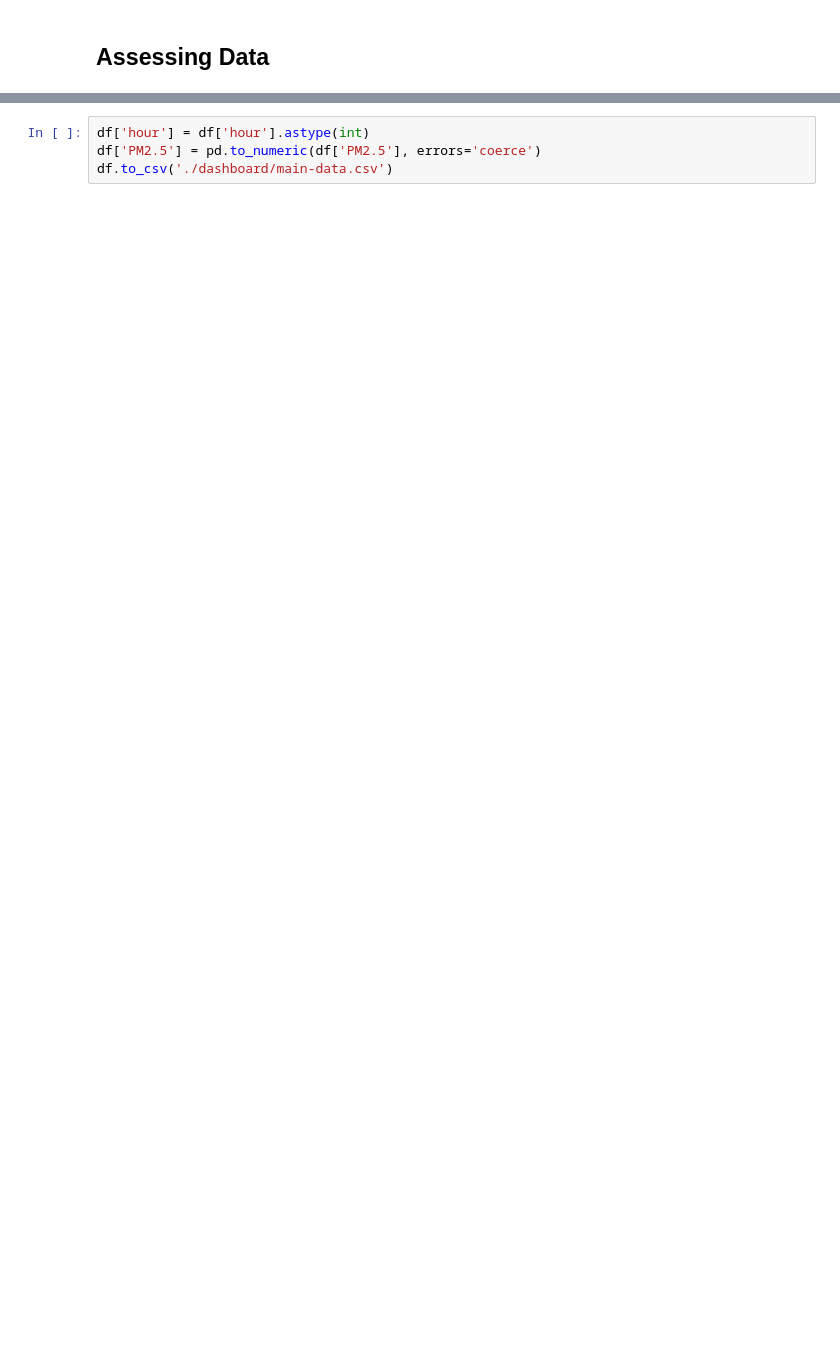
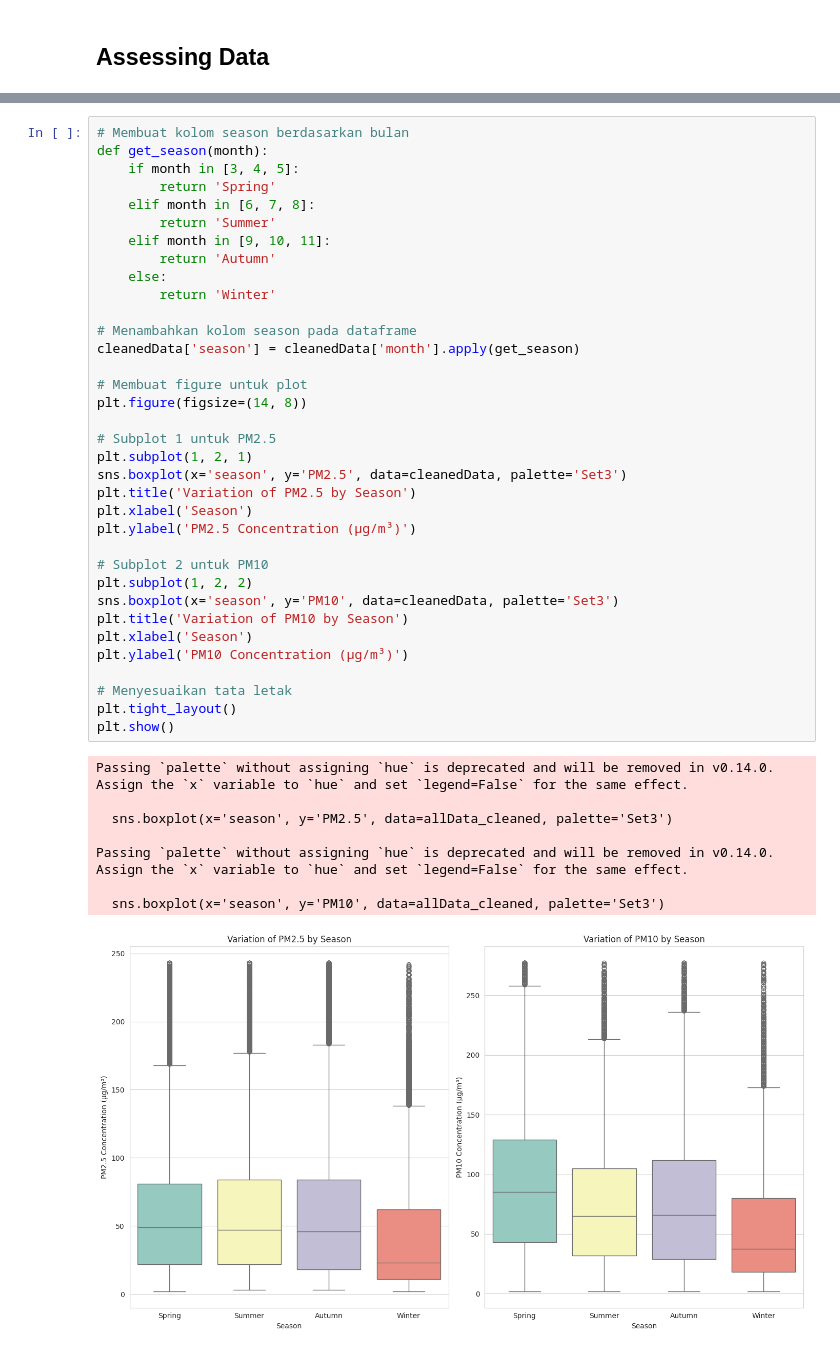
Before and after one commit to Amamiyakun02/Belajar_Analisis_Data, a Jupyter notebook: notebook.ipynb, the cells around one changed output, grey strips where cells are left out. Drawn from its saved outputs; the diff is of its cells as text; blank space fills up the shorter version.

```diff
--- a/notebook.ipynb
+++ b/notebook.ipynb
@@ -255,4 +325,44 @@ Hasil Korelasi: Korelasi antara PM2.5 dan kondisi cuaca menunjukkan:
 # %%
-df['hour'] = df['hour'].astype(int)
-df['PM2.5'] = pd.to_numeric(df['PM2.5'], errors='coerce')
-df.to_csv('./dashboard/main-data.csv')
+# Membuat kolom season berdasarkan bulan
+def get_season(month):
+    if month in [3, 4, 5]:
+        return 'Spring'
+    elif month in [6, 7, 8]:
+        return 'Summer'
+    elif month in [9, 10, 11]:
+        return 'Autumn'
+    else:
+        return 'Winter'
+
+# Menambahkan kolom season pada dataframe
+cleanedData['season'] = cleanedData['month'].apply(get_season)
+
+# Membuat figure untuk plot
+plt.figure(figsize=(14, 8))
+
+# Subplot 1 untuk PM2.5
+plt.subplot(1, 2, 1)
+sns.boxplot(x='season', y='PM2.5', data=cleanedData, palette='Set3')
+plt.title('Variation of PM2.5 by Season')
+plt.xlabel('Season')
+plt.ylabel('PM2.5 Concentration (µg/m³)')
+
+# Subplot 2 untuk PM10
+plt.subplot(1, 2, 2)
+sns.boxplot(x='season', y='PM10', data=cleanedData, palette='Set3')
+plt.title('Variation of PM10 by Season')
+plt.xlabel('Season')
+plt.ylabel('PM10 Concentration (µg/m³)')
+
+# Menyesuaikan tata letak
+plt.tight_layout()
+plt.show()
+# %% [output]
+Passing `palette` without assigning `hue` is deprecated and will be removed in v0.14.0. Assign the `x` variable to `hue` and set `legend=False` for the same effect.
+
+  sns.boxplot(x='season', y='PM2.5', data=allData_cleaned, palette='Set3')
+
+Passing `palette` without assigning `hue` is deprecated and will be removed in v0.14.0. Assign the `x` variable to `hue` and set `legend=False` for the same effect.
+
+  sns.boxplot(x='season', y='PM10', data=allData_cleaned, palette='Set3')
+[figure, added]
```
Also changed, not shown: parts of 41 cells of this notebook, 7 other files.
